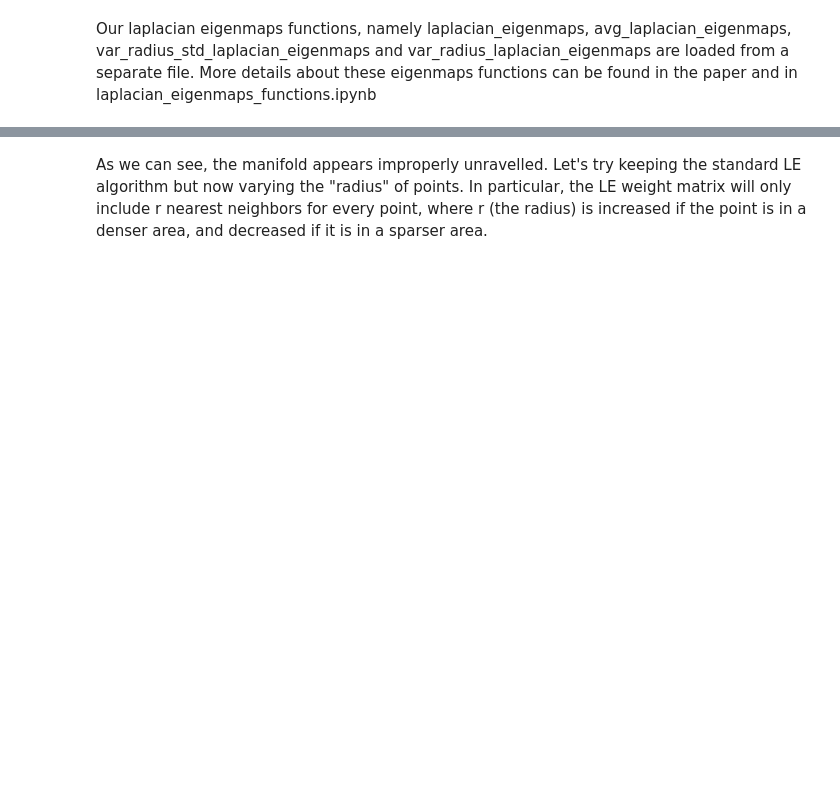
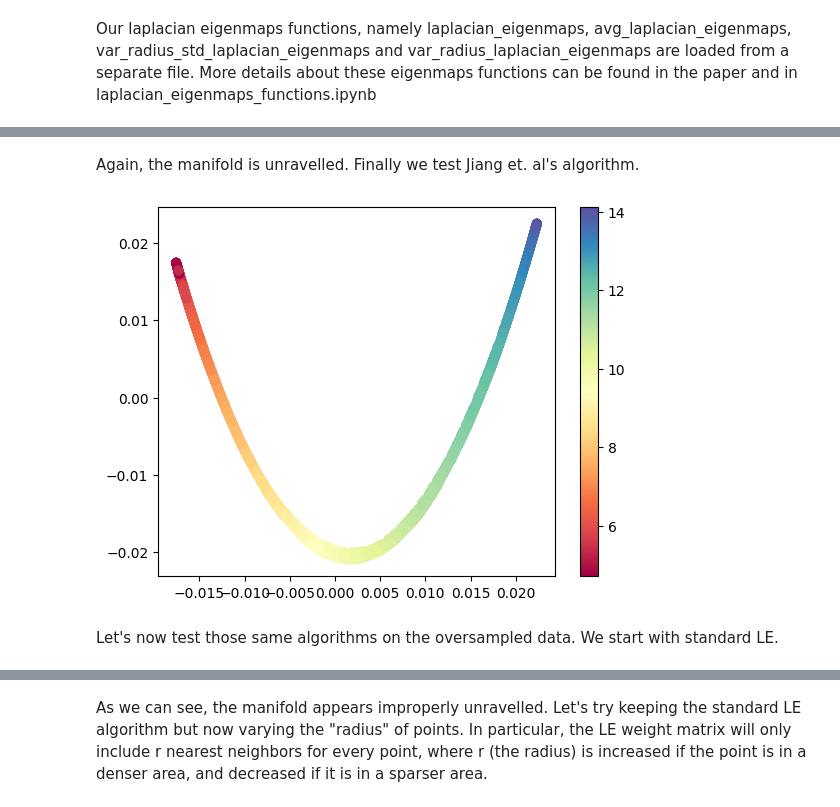
Before and after one commit to lucas-tucker/REU-2023, a Jupyter notebook: laplacian_eigenmaps_helix_swiss_roll_experiments.ipynb, the cells around one changed output, grey strips where cells are left out. Saved outputs shown, nothing was run; the diff lists cells and outputs as text; code cells hidden in the pictures; blank space fills up the shorter version.

```diff
--- a/laplacian_eigenmaps_helix_swiss_roll_experiments.ipynb
+++ b/laplacian_eigenmaps_helix_swiss_roll_experiments.ipynb
@@ -52,0 +88,20 @@ plt.show()
+# %% [markdown]
+Again, the manifold is unravelled. Finally we test Jiang et. al's algorithm.
+# %%
+# Example usage
+k = 2
+t = 20
+
+P = avg_laplacian_eigenmaps(X, k, t)
+
+# Plot the reduced data points in 2D
+fig = plt.figure()
+ax = fig.add_subplot(1, 1, 1)
+sc = ax.scatter(P.T[0, :], P.T[1, :], c=color, cmap=plt.cm.Spectral)
+fig.colorbar(sc)
+
+plt.show()
+# %% [output]
+[figure, added]
+# %% [markdown]
+Let's now test those same algorithms on the oversampled data. We start with standard LE.
```
Also changed, not shown: parts of 23 cells of this notebook, 1 other file.
